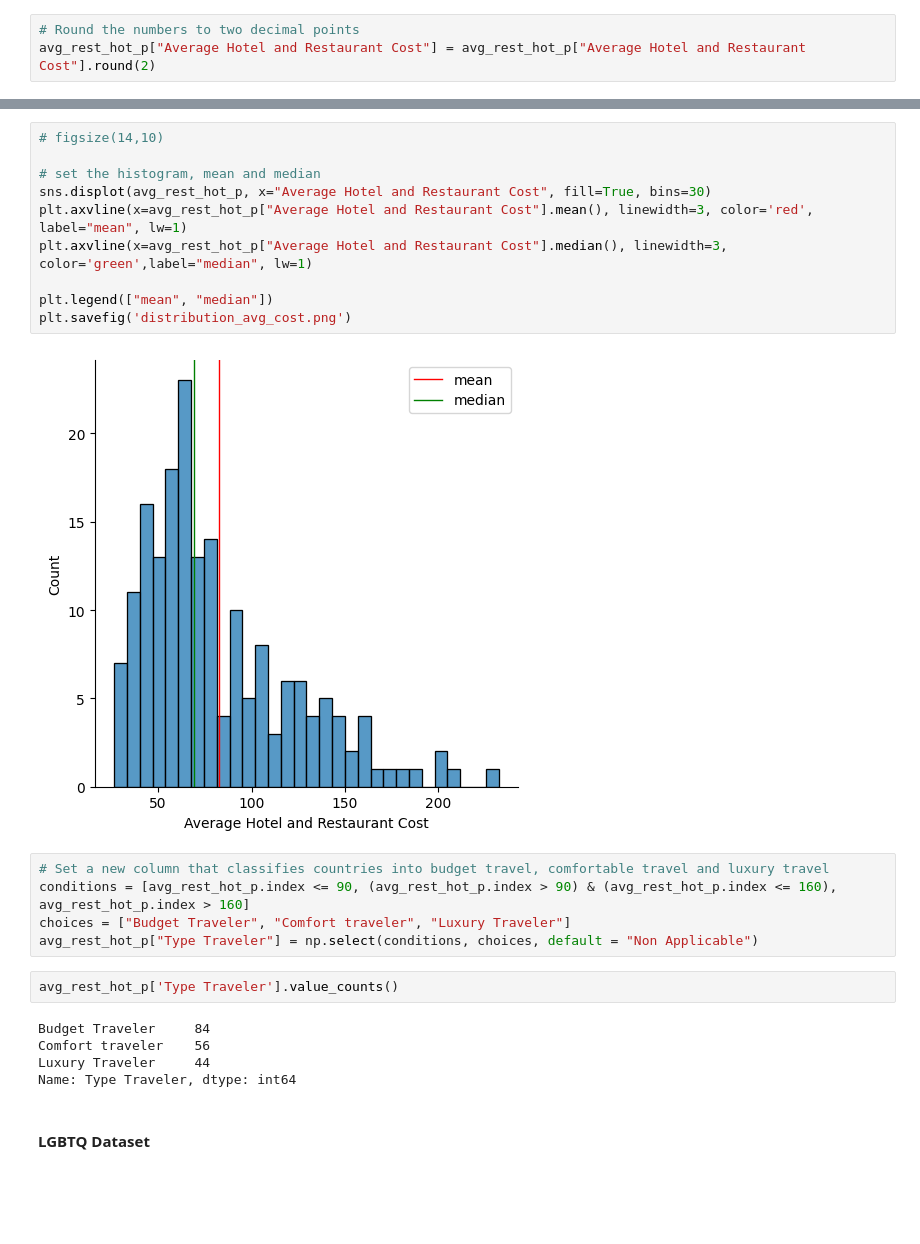
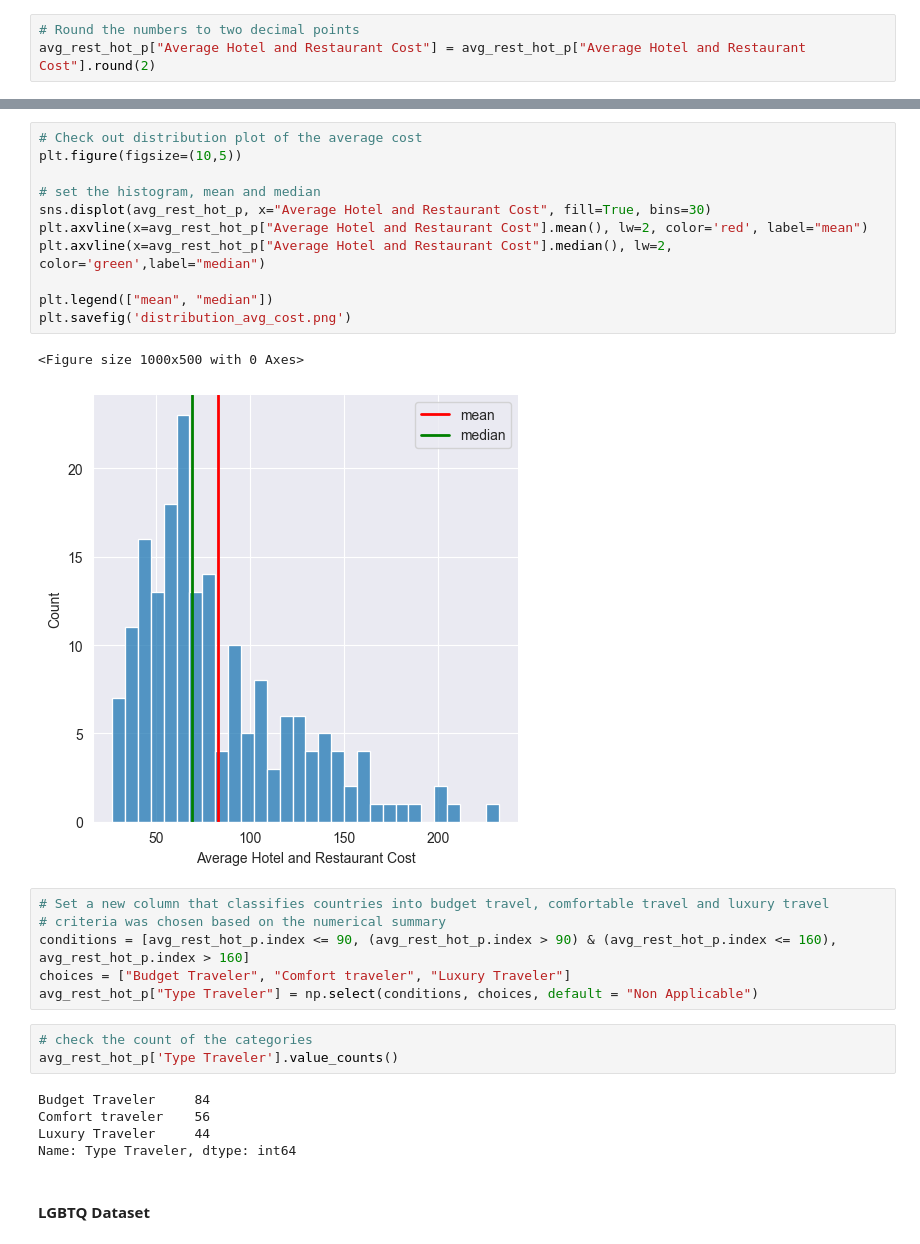
Before and after one commit to syeon0928/FinalExam_VA, a Jupyter notebook: data_cleaning/etl_eda.ipynb, the cells around one changed output, grey strips where cells are left out. Cells and saved outputs as stored; diff of their text form; blank space fills up the shorter version.

```diff
--- a/data_cleaning/etl_eda.ipynb
+++ b/data_cleaning/etl_eda.ipynb
@@ -926,27 +927,31 @@ avg_rest_hot_p["Average Hotel and Restaurant Cost"] = avg_rest_hot_p["Average Ho
 # %%
-# figsize(14,10)
+# Check out distribution plot of the average cost
+plt.figure(figsize=(10,5))
 
 # set the histogram, mean and median
 sns.displot(avg_rest_hot_p, x="Average Hotel and Restaurant Cost", fill=True, bins=30)
-plt.axvline(x=avg_rest_hot_p["Average Hotel and Restaurant Cost"].mean(), linewidth=3, color='red', label="mean", lw=1)
-plt.axvline(x=avg_rest_hot_p["Average Hotel and Restaurant Cost"].median(), linewidth=3, color='green',label="median", lw=1)
+plt.axvline(x=avg_rest_hot_p["Average Hotel and Restaurant Cost"].mean(), lw=2, color='red', label="mean")
+plt.axvline(x=avg_rest_hot_p["Average Hotel and Restaurant Cost"].median(), lw=2, color='green',label="median")
 
 plt.legend(["mean", "median"])
 plt.savefig('distribution_avg_cost.png')
 # %% [output]
+<Figure size 1000x500 with 0 Axes>
-[figure, old version]
+[figure, new version]
 # %%
 # Set a new column that classifies countries into budget travel, comfortable travel and luxury travel
+# criteria was chosen based on the numerical summary
 conditions = [avg_rest_hot_p.index <= 90, (avg_rest_hot_p.index > 90) & (avg_rest_hot_p.index <= 160), avg_rest_hot_p.index > 160]
 choices = ["Budget Traveler", "Comfort traveler", "Luxury Traveler"]
 avg_rest_hot_p["Type Traveler"] = np.select(conditions, choices, default = "Non Applicable")
-# %%
-avg_rest_hot_p['Type Traveler'].value_counts()
-# %% [output]
-Budget Traveler     84
-Comfort traveler    56
-Luxury Traveler     44
-Name: Type Traveler, dtype: int64
+# %%
+# check the count of the categories
+avg_rest_hot_p['Type Traveler'].value_counts()
+# %% [output]
+Budget Traveler     84
+Comfort traveler    56
+Luxury Traveler     44
+Name: Type Traveler, dtype: int64
 # %% [markdown]
 #### LGBTQ Dataset
 # %%
```
Also changed, not shown: parts of 72 cells of this notebook, 6 other files.
